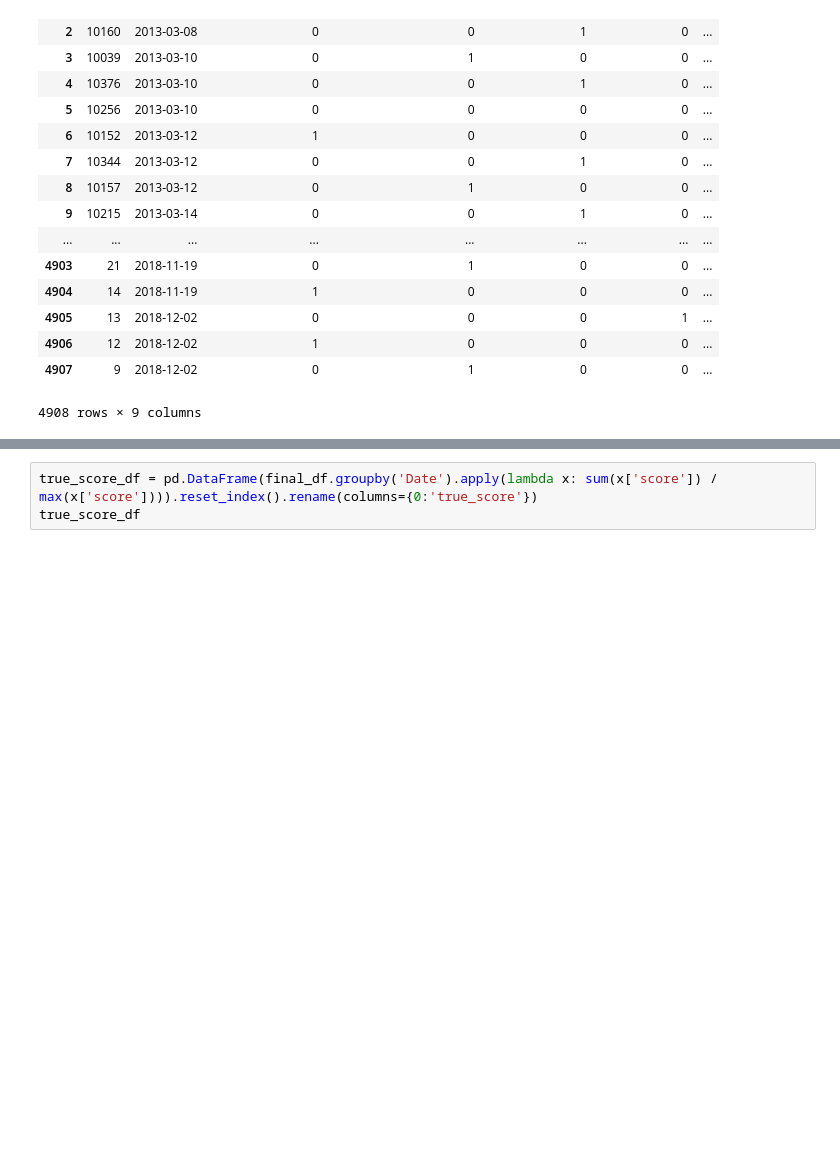
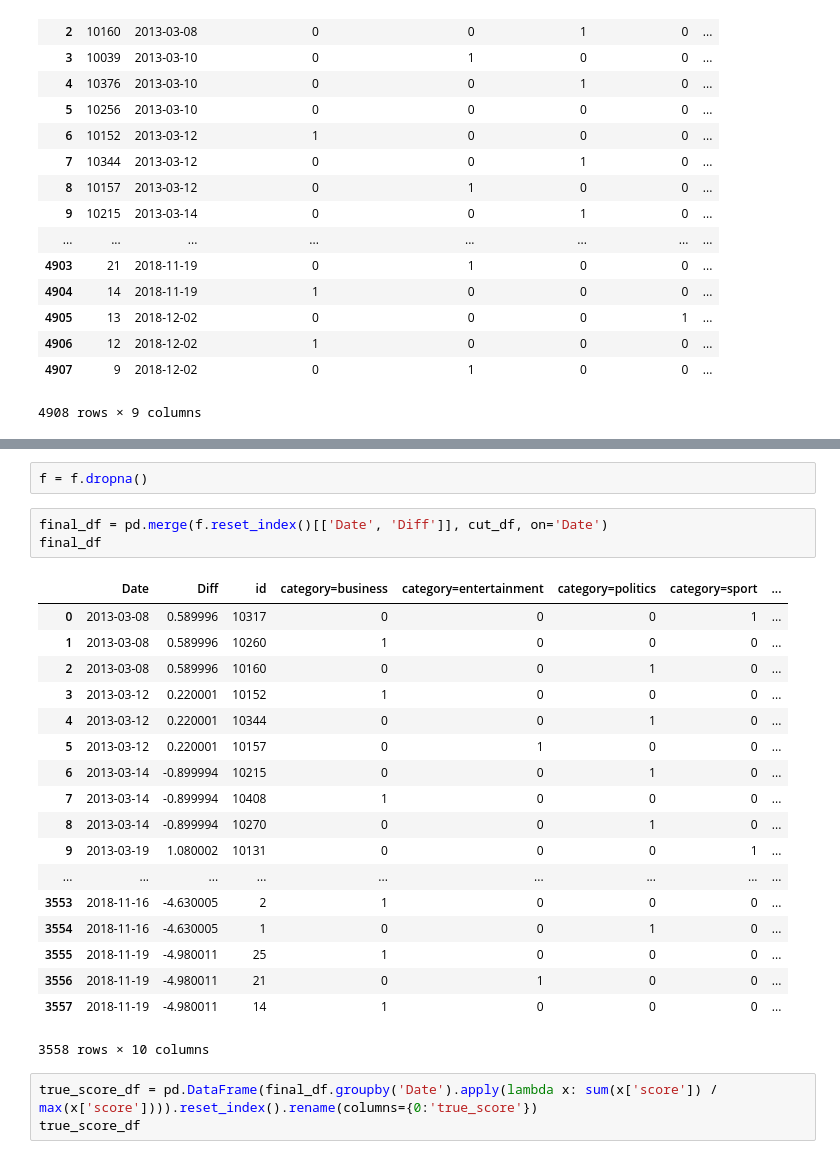
Before and after one commit to EvanShui/Market-Volatility-Predictor, a Jupyter notebook: data/aggregate.ipynb, the cells around one changed output, grey strips where cells are left out. Saved outputs shown, nothing was run; the diff lists cells and outputs as text; blank space fills up the shorter version.

```diff
--- a/data/aggregate.ipynb
+++ b/data/aggregate.ipynb
@@ -205,3 +206,27 @@ final_df
+# %%
+f = f.dropna()
+# %%
+final_df = pd.merge(f.reset_index()[['Date', 'Diff']], cut_df, on='Date')
+final_df
+# %% [output]
+|  | Date | Diff | id | category=business | category=entertainment | category=politics | category=sport | ... |
+| 0 | 2013-03-08 | 0.589996 | 10317 | 0 | 0 | 0 | 1 | ... |
+| 1 | 2013-03-08 | 0.589996 | 10260 | 1 | 0 | 0 | 0 | ... |
+| 2 | 2013-03-08 | 0.589996 | 10160 | 0 | 0 | 1 | 0 | ... |
+| 3 | 2013-03-12 | 0.220001 | 10152 | 1 | 0 | 0 | 0 | ... |
+| 4 | 2013-03-12 | 0.220001 | 10344 | 0 | 0 | 1 | 0 | ... |
+| 5 | 2013-03-12 | 0.220001 | 10157 | 0 | 1 | 0 | 0 | ... |
+| 6 | 2013-03-14 | -0.899994 | 10215 | 0 | 0 | 1 | 0 | ... |
+| 7 | 2013-03-14 | -0.899994 | 10408 | 1 | 0 | 0 | 0 | ... |
+| 8 | 2013-03-14 | -0.899994 | 10270 | 0 | 0 | 1 | 0 | ... |
+| 9 | 2013-03-19 | 1.080002 | 10131 | 0 | 0 | 0 | 1 | ... |
+| ... | ... | ... | ... | ... | ... | ... | ... | ... |
+| 3553 | 2018-11-16 | -4.630005 | 2 | 1 | 0 | 0 | 0 | ... |
+| 3554 | 2018-11-16 | -4.630005 | 1 | 0 | 0 | 1 | 0 | ... |
+| 3555 | 2018-11-19 | -4.980011 | 25 | 1 | 0 | 0 | 0 | ... |
+| 3556 | 2018-11-19 | -4.980011 | 21 | 0 | 1 | 0 | 0 | ... |
+| 3557 | 2018-11-19 | -4.980011 | 14 | 1 | 0 | 0 | 0 | ... |
+3558 rows × 10 columns
 # %%
 true_score_df = pd.DataFrame(final_df.groupby('Date').apply(lambda x: sum(x['score']) / max(x['score']))).reset_index().rename(columns={0:'true_score'})
 true_score_df
```
Also changed, not shown: parts of 12 cells of this notebook.
